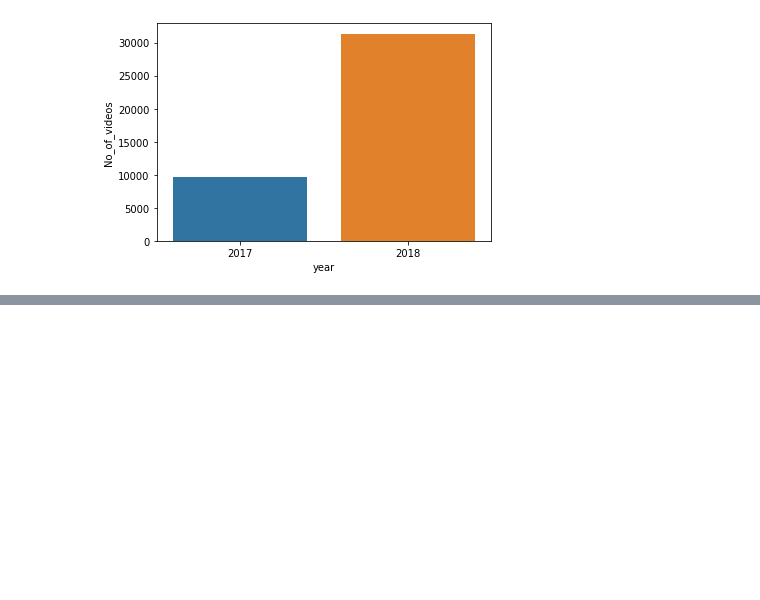
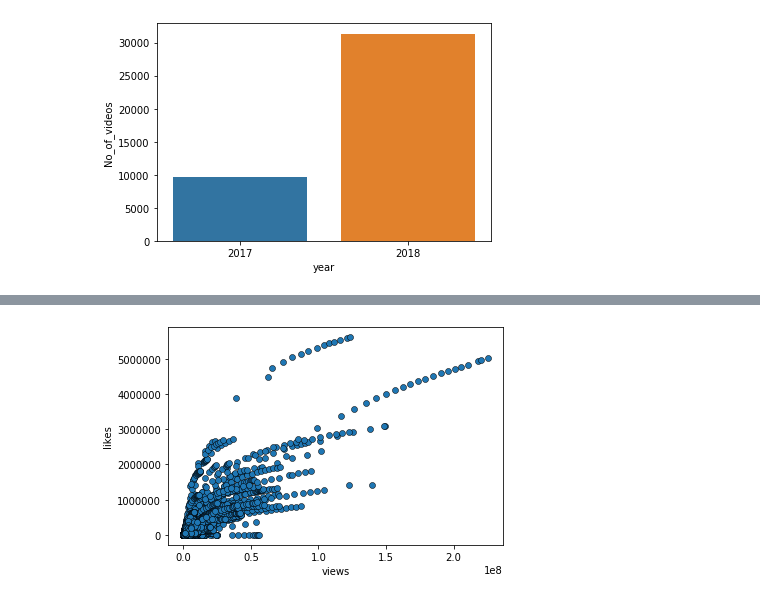
Before and after one commit to anhonymous68/-CAP4770-FinalProject, a Jupyter notebook: data_pipeline.ipynb, the cells around one changed output, grey strips where cells are left out. Cells and saved outputs as stored; diff of their text form; code cells hidden in the pictures; blank space fills up the shorter version.

```diff
--- a/data_pipeline.ipynb
+++ b/data_pipeline.ipynb
@@ -249,0 +240,9 @@ sns.barplot(x="year", y="No_of_videos", data=cdf)
+# %%
+def bivariate_scatterplot(feature1, feature2):
+    fig, ax = plt.subplots()
+    plt.scatter(x=data[feature1], y=data[feature2], edgecolor="#000000", linewidths=0.5)
+    ax.set(xlabel=feature1, ylabel=feature2)
+# %%
+bivariate_scatterplot("views", "likes")
+# %% [output]
+[figure, added]
```
Also changed, not shown: parts of 21 cells of this notebook.
